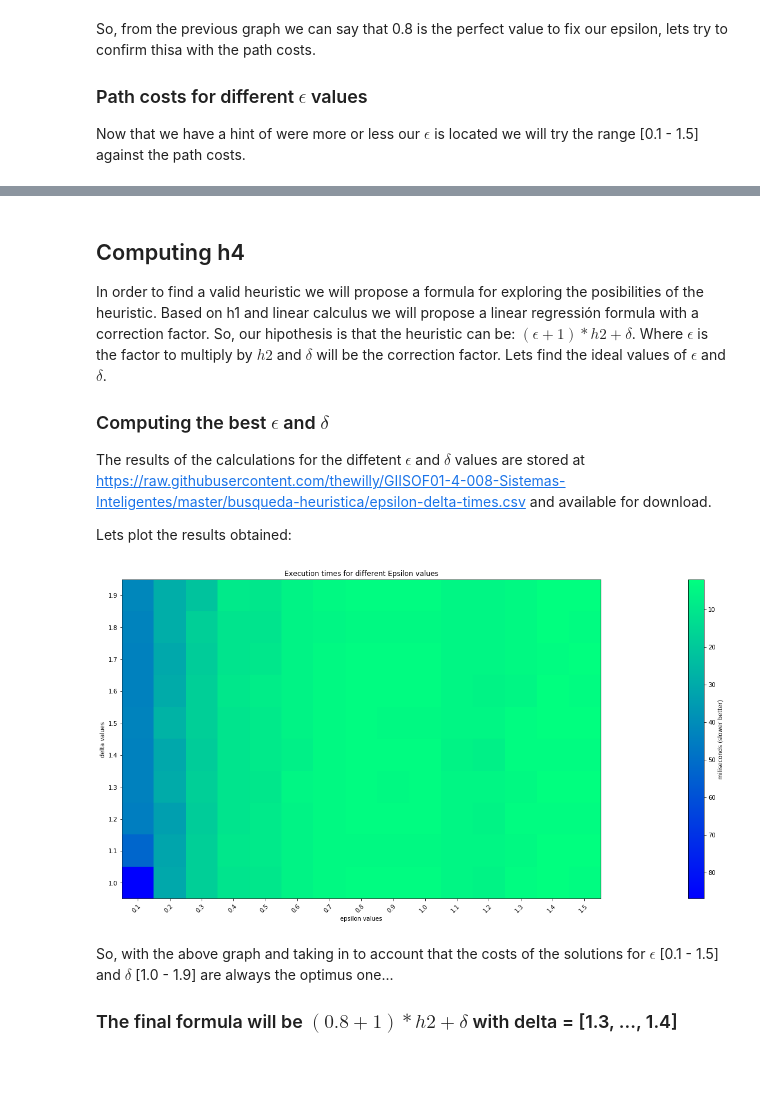
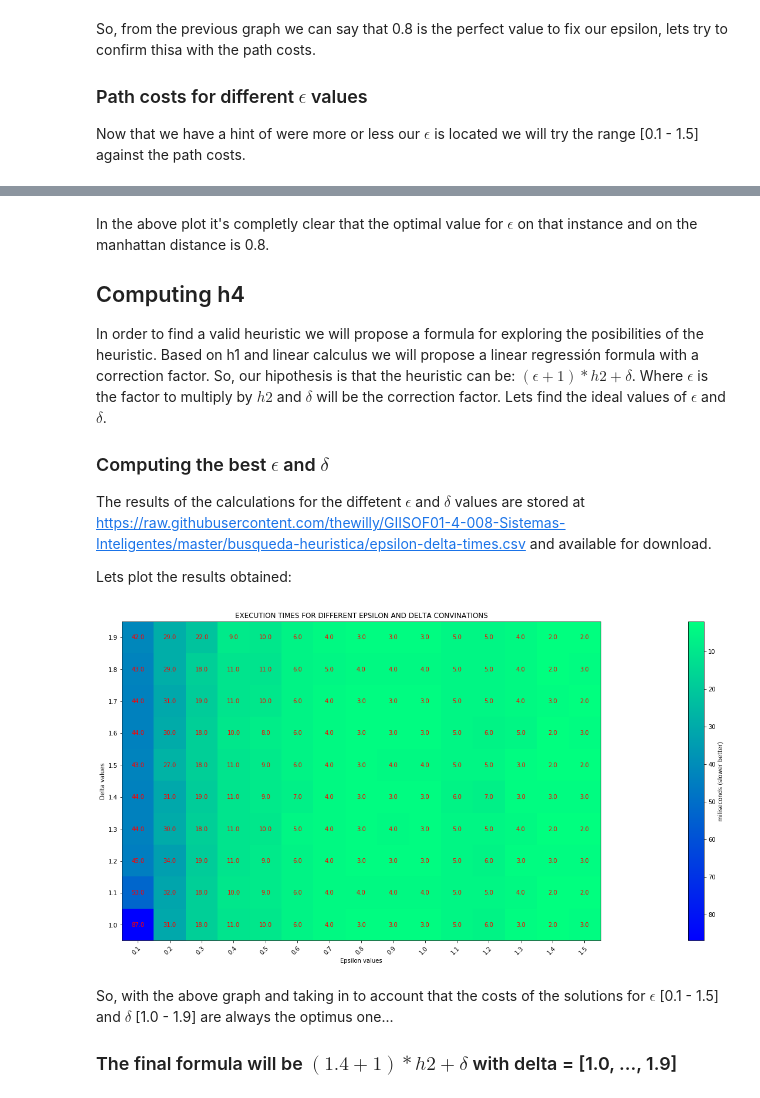
Before and after one commit to thewilly/GIISOF01-4-008-Sistemas-Inteligentes, a Jupyter notebook: busqueda-heuristica/data.ipynb, the cells around one changed output, grey strips where cells are left out. Cells and saved outputs as stored; diff of their text form; code cells hidden in the pictures; blank space fills up the shorter version.

```diff
--- a/busqueda-heuristica/data.ipynb
+++ b/busqueda-heuristica/data.ipynb
@@ -135,4 +185,6 @@ From the previous graph we can see that for an instance of the problem with cost
 # %% [markdown]
+In the above plot it's completly clear that the optimal value for $\epsilon$ on that instance and on the manhattan distance is 0.8.
+
 
 ## Computing h4
 In order to find a valid heuristic we will propose a formula for exploring the posibilities of the heuristic. Based on h1 and linear calculus we will propose a linear regressión formula with a correction factor. So, our hipothesis is that the heuristic can be: $(\epsilon + 1)*h2 + \delta$. Where $\epsilon$ is the factor to multiply by $h2$ and $\delta$ will be the correction factor. Lets find the ideal values of $\epsilon$ and $\delta$.
@@ -150,38 +202,43 @@ delta = data[0,1:]
 data_raw = data[1:,1:]
 data_raw = data_raw.transpose()
 
 fig, ax = plt.subplots(sharey=True,figsize=(20, 10))
 fig.subplots_adjust(hspace=0.5, left=0.07, right=0.93)
 im = ax.imshow(data_raw, cmap='winter_r')
 # We want to show all ticks...
 ax.set_xticks(np.arange(len(epsilon)))
 ax.set_yticks(np.arange(len(delta)))
 
 # ... and label them with the respective list entries
 ax.set_xticklabels(epsilon)
 ax.set_yticklabels(delta)
 
 # Rotate the tick labels and set their alignment.
 plt.setp(ax.get_xticklabels(), rotation=45, ha="right", rotation_mode="anchor")
 
 divider = make_axes_locatable(ax)
 
 cb = fig.colorbar(im, ax=ax)
 cb.set_label('miliseconds (slower better)')
 cb.ax.invert_yaxis()
 
-ax.set_title("Execution times for different Epsilon values")
-ax.set_ylabel("delta values")
-ax.set_xlabel("epsilon values")
+for i in range(len(delta)):
+    for j in range(len(epsilon)):
+        text = ax.text(j, i, data_raw[i, j],
+                       ha="center", va="center", color="r")
+
+ax.set_title("EXECUTION TIMES FOR DIFFERENT EPSILON AND DELTA CONVINATIONS")
+ax.set_ylabel("Delta values")
+ax.set_xlabel("Epsilon values")
 
 # Inverting the y axis
 plt.gca().invert_yaxis()
 
 # Drawing the plot
 plt.show()
 # %% [output]
-[figure, old version]
+[figure, new version]
 # %% [markdown]
 So, with the above graph and taking in to account that the costs of the solutions for $\epsilon$ [0.1 - 1.5] and $\delta$ [1.0 - 1.9] are always the optimus one...
 
-### The final formula will be $(0.8 + 1)*h2 + \delta$ with delta = [1.3, ..., 1.4]
+### The final formula will be $(1.4 + 1)*h2 + \delta$ with delta = [1.0, ..., 1.9]
```
Also changed, not shown: parts of 5 cells of this notebook.
